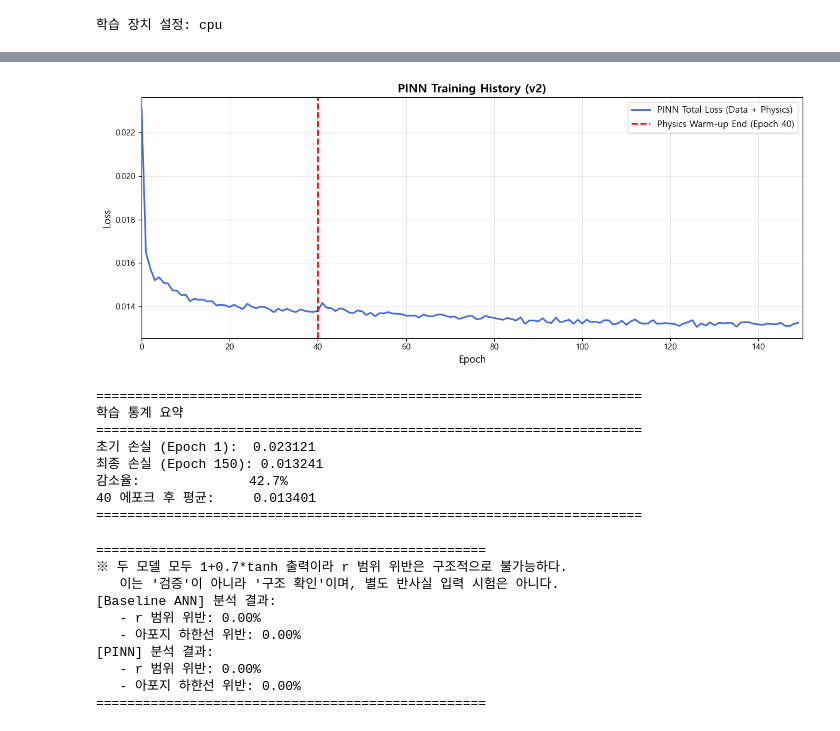
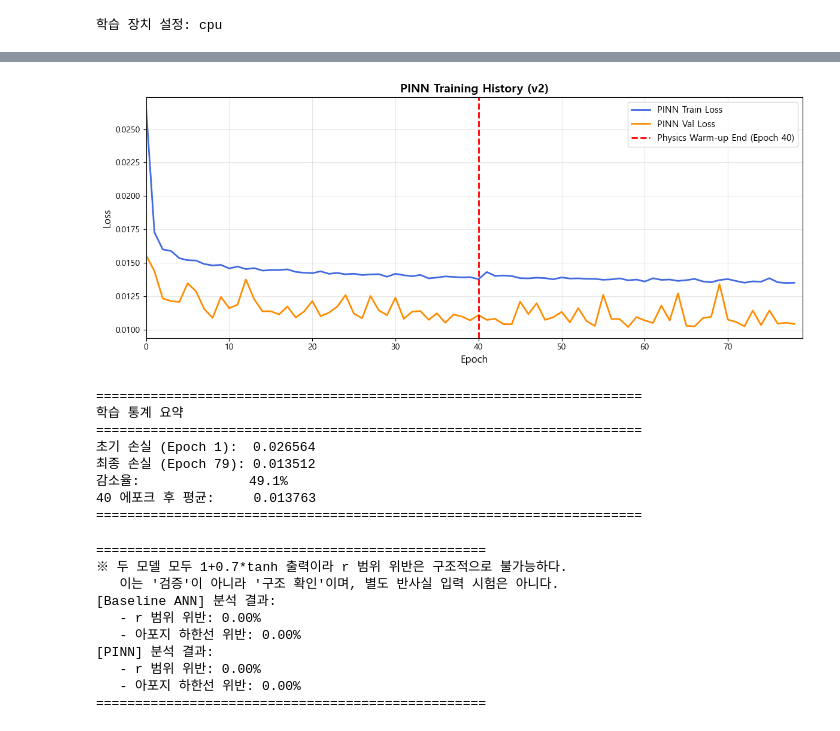
Before and after one commit to postech-psi/psintelligence, a Jupyter notebook: step3-ANN&PINN.ipynb, the cells around one changed output, grey strips where cells are left out. Cells and saved outputs as stored; diff of their text form; code cells hidden in the pictures.

Commit message:
chore: update PINN validation figures

```diff
--- a/step3-ANN&PINN.ipynb
+++ b/step3-ANN&PINN.ipynb
@@ -828,14 +833,15 @@ import matplotlib.pyplot as plt
 
 # 1. 학습 실행 (반환값을 변수에 저장)
 print("PINN 학습 시작...")
-pinn_train_losses = train_pinn_v2(pinn_model, train_loader, val_loader, epochs=150, lr=0.005)
+pinn_train_losses, pinn_val_losses = train_pinn_v2(pinn_model, train_loader, val_loader, epochs=150, lr=0.005)
 print("학습 완료")
 
 # 2. 시각화
 plt.figure(figsize=(12, 5))
 
 # 학습 손실 플롯
-plt.plot(pinn_train_losses, label='PINN Total Loss (Data + Physics)', color='royalblue', linewidth=2)
+plt.plot(pinn_train_losses, label='PINN Train Loss', color='royalblue', linewidth=2)
+plt.plot(pinn_val_losses, label='PINN Val Loss', color='darkorange', linewidth=2)
 plt.axvline(x=40, color='red', linestyle='--', linewidth=2, label='Physics Warm-up End (Epoch 40)')
 
 plt.title("PINN Training History (v2)", fontsize=14, fontweight='bold')
@@ -843,7 +849,7 @@ plt.xlabel("Epoch", fontsize=12)
 plt.ylabel("Loss", fontsize=12)
 plt.legend(fontsize=11)
 plt.grid(True, alpha=0.3)
-plt.xlim(0, 150)
+plt.xlim(0, len(pinn_train_losses))
 
 plt.tight_layout()
 plt.savefig('./data/simulated/pinn_training_history_v2.png', dpi=150)
@@ -854,7 +860,7 @@ print("\n" + "="*70)
 print("학습 통계 요약")
 print("="*70)
 print(f"초기 손실 (Epoch 1):  {pinn_train_losses[0]:.6f}")
-print(f"최종 손실 (Epoch 150): {pinn_train_losses[-1]:.6f}")
+print(f"최종 손실 (Epoch {len(pinn_train_losses)}): {pinn_train_losses[-1]:.6f}")
 print(f"감소율:              {(1 - pinn_train_losses[-1]/pinn_train_losses[0])*100:.1f}%")
 print(f"40 에포크 후 평균:     {np.mean(pinn_train_losses[40:]):.6f}")
 print("="*70)
@@ -879,12 +878,12 @@ Epoch 150/150 | Loss: 0.013241 | Mono λ: 0.5
 학습 완료
-[figure, old version]
+[figure, new version]
 ======================================================================
 학습 통계 요약
 ======================================================================
-초기 손실 (Epoch 1):  0.023121
-최종 손실 (Epoch 150): 0.013241
-감소율:              42.7%
-40 에포크 후 평균:     0.013401
+초기 손실 (Epoch 1):  0.026564
+최종 손실 (Epoch 79): 0.013512
+감소율:              49.1%
+40 에포크 후 평균:     0.013763
 ======================================================================
 # %%
 # ============================================================================
```
Also changed, not shown: parts of 7 cells of this notebook, 11 other files.
